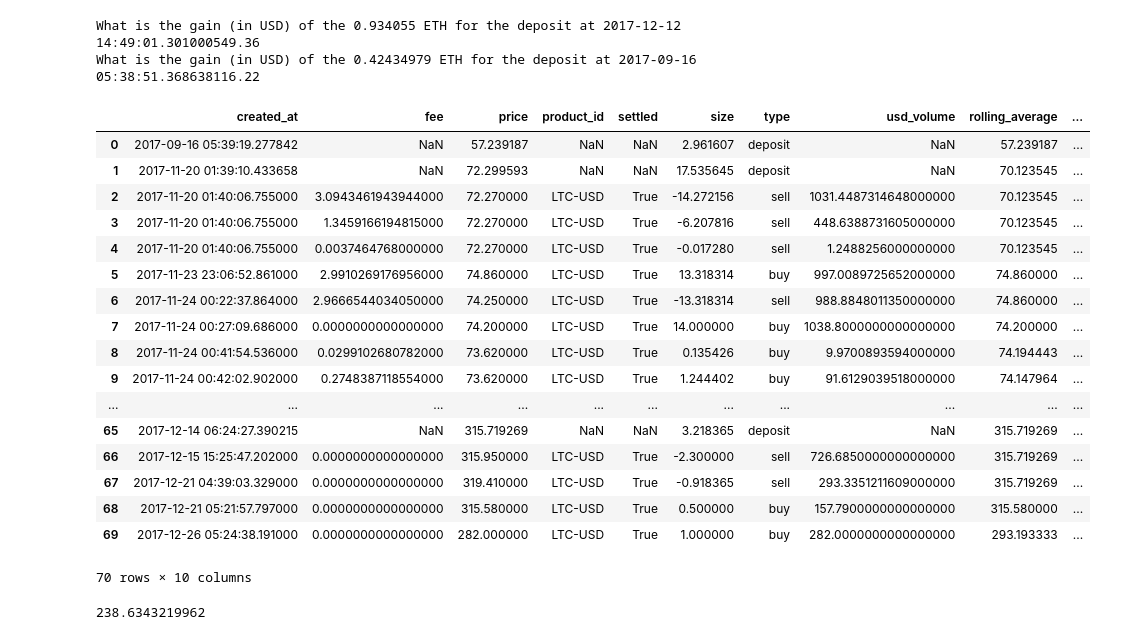
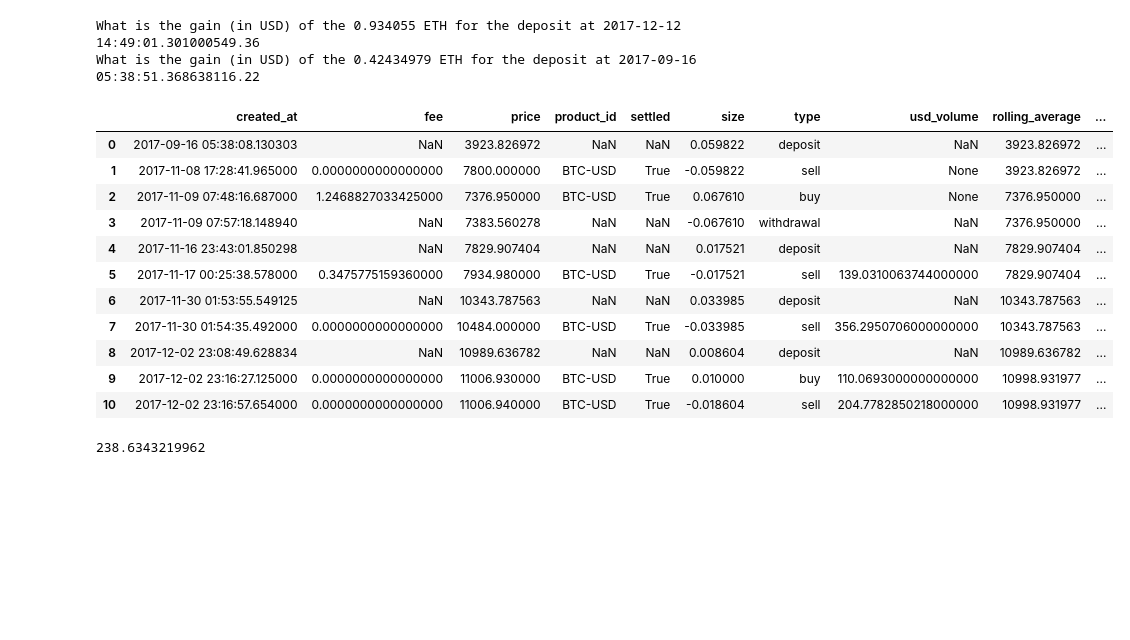
Before and after one commit to sxu1671/coin_info, a Jupyter notebook: getgains.ipynb, the cells around one changed output. Drawn from its saved outputs; the diff is of its cells as text; code cells hidden in the pictures; blank space fills up the shorter version.

```diff
--- a/getgains.ipynb
+++ b/getgains.ipynb
@@ -181,6 +173,9 @@ trades_df
 | 54 | 0.00000235 | BTC | 361269 | True | False | True | 3020785 | 0.02400000 | 0.09800000 | ... |
 | 55 | 0.00000958 | BTC | 361270 | True | False | True | 3020785 | 0.02400000 | 0.39900000 | ... |
 | 56 | 0.00069200 | XMR | 361381 | True | True | True | 3021324 | 0.02380100 | 0.69200000 | ... |
+# %%
+# TODO: automate keys creation (pull from product ticker or something)
+tables = {'BTC': None, 'ETH': None, 'LTC': None}
 # %%
 api_input = open("APIKeyGDAX.txt", "r")
 codes = api_input.readlines()
@@ -254,9 +261,9 @@ fills_df
 # %%
-def get_average_price(table):
+def get_average_price(coin, table):
     #checks
     table = table.sort_values(by='created_at').reset_index(drop=True)
     unique_coins = table['product_id'].unique()
-    unique_coins = [str(coin) for coin in unique_coins]
+    unique_coins = [str(coin_ex) for coin_ex in unique_coins]
     if 'nan' in unique_coins and len(unique_coins) != 2:
         print("More than one currency in average price check")
         return
@@ -289,5 +296,6 @@ def get_average_price(table):
             table.loc[curr_price_index, 'rolling_average'] = table['rolling_average'][curr_price_index-1]
             table.loc[curr_price_index, 'rolling_stash'] = table['rolling_stash'][curr_price_index-1] + remove_stash
         curr_price_index += 1
+    tables[coin] = table
     return table
 # %%
@@ -305,9 +328,19 @@ def create_fills_table(coin, fills):
 # %%
-def create_transfers_table(coin):
-    coin_hist = auth_client.get_account_history(profile_ids[coin])
-    coin_hist = pd.DataFrame(coin_hist[0])
+# pass in transfers of one type of coin
+# coin here is just the coin (e.g. 'ETH')
+def update_transfers_table(coin):
+    account_history = auth_client.get_account_history(profile_ids[coin])
+    combined_list = []
+    for account_page in account_history:
+        combined_list.extend(account_page)
+    coin_hist = pd.DataFrame(combined_list)
     coin_transfers = coin_hist[coin_hist['type'] == 'transfer']
     coin_transfers.loc[:, 'created_at'] = coin_transfers['created_at'].apply(lambda x: datetime.strptime(x, '%Y-%m-%dT%H:%M:%S.%fZ'))
+
+    if tables[coin] is not None:
+        old_table = tables[coin]
+        latest_date = get_latest_date(old_table)
+        coin_transfers = coin_transfers[coin_transfers['created_at'] > latest_date]
     coin_transfers.loc[:, 'transfer_id'] = coin_transfers['details'].apply(lambda x: x.get('transfer_id'))
     coin_transfers.rename(columns = {'amount': 'size'}, inplace=True)
     coin_transfers.loc[:, 'id'] = coin_transfers['id'].astype(str)
@@ -335,6 +380,7 @@ def create_transfers_table(coin):
 def append_transfers(transfers, main_table):
     transfers = transfers.loc[:, ['size', 'created_at', 'id', 'type', 'transfer_id', 'price']]
     main = pd.concat([main_table, transfers], ignore_index=True)
+    main = main.sort_values(by='created_at').reset_index(drop=True)
     return main
 # %%
 def drop_nonessential(table):
@@ -426,26 +502,20 @@ See the caveats in the documentation: http://pandas.pydata.org/pandas-docs/stabl
 What is the gain (in USD) of the 0.934055 ETH for the deposit at 2017-12-12 14:49:01.301000549.36
 What is the gain (in USD) of the 0.42434979 ETH for the deposit at 2017-09-16 05:38:51.368638116.22
 # %%
-drop_nonessential(LTC_avg)
+drop_nonessential(BTC_avg)
 # %% [output]
 |  | created_at | fee | price | product_id | settled | size | type | usd_volume | rolling_average | ... |
-| 0 | 2017-09-16 05:39:19.277842 | NaN | 57.239187 | NaN | NaN | 2.961607 | deposit | NaN | 57.239187 | ... |
-| 1 | 2017-11-20 01:39:10.433658 | NaN | 72.299593 | NaN | NaN | 17.535645 | deposit | NaN | 70.123545 | ... |
-| 2 | 2017-11-20 01:40:06.755000 | 3.0943461943944000 | 72.270000 | LTC-USD | True | -14.272156 | sell | 1031.4487314648000000 | 70.123545 | ... |
-| 3 | 2017-11-20 01:40:06.755000 | 1.3459166194815000 | 72.270000 | LTC-USD | True | -6.207816 | sell | 448.6388731605000000 | 70.123545 | ... |
-| 4 | 2017-11-20 01:40:06.755000 | 0.0037464768000000 | 72.270000 | LTC-USD | True | -0.017280 | sell | 1.2488256000000000 | 70.123545 | ... |
-| 5 | 2017-11-23 23:06:52.861000 | 2.9910269176956000 | 74.860000 | LTC-USD | True | 13.318314 | buy | 997.0089725652000000 | 74.860000 | ... |
-| 6 | 2017-11-24 00:22:37.864000 | 2.9666544034050000 | 74.250000 | LTC-USD | True | -13.318314 | sell | 988.8848011350000000 | 74.860000 | ... |
-| 7 | 2017-11-24 00:27:09.686000 | 0.0000000000000000 | 74.200000 | LTC-USD | True | 14.000000 | buy | 1038.8000000000000000 | 74.200000 | ... |
-| 8 | 2017-11-24 00:41:54.536000 | 0.0299102680782000 | 73.620000 | LTC-USD | True | 0.135426 | buy | 9.9700893594000000 | 74.194443 | ... |
-| 9 | 2017-11-24 00:42:02.902000 | 0.2748387118554000 | 73.620000 | LTC-USD | True | 1.244402 | buy | 91.6129039518000000 | 74.147964 | ... |
-| ... | ... | ... | ... | ... | ... | ... | ... | ... | ... | ... |
-| 65 | 2017-12-14 06:24:27.390215 | NaN | 315.719269 | NaN | NaN | 3.218365 | deposit | NaN | 315.719269 | ... |
-| 66 | 2017-12-15 15:25:47.202000 | 0.0000000000000000 | 315.950000 | LTC-USD | True | -2.300000 | sell | 726.6850000000000000 | 315.719269 | ... |
-| 67 | 2017-12-21 04:39:03.329000 | 0.0000000000000000 | 319.410000 | LTC-USD | True | -0.918365 | sell | 293.3351211609000000 | 315.719269 | ... |
-| 68 | 2017-12-21 05:21:57.797000 | 0.0000000000000000 | 315.580000 | LTC-USD | True | 0.500000 | buy | 157.7900000000000000 | 315.580000 | ... |
-| 69 | 2017-12-26 05:24:38.191000 | 0.0000000000000000 | 282.000000 | LTC-USD | True | 1.000000 | buy | 282.0000000000000000 | 293.193333 | ... |
+| 0 | 2017-09-16 05:38:08.130303 | NaN | 3923.826972 | NaN | NaN | 0.059822 | deposit | NaN | 3923.826972 | ... |
+| 1 | 2017-11-08 17:28:41.965000 | 0.0000000000000000 | 7800.000000 | BTC-USD | True | -0.059822 | sell | None | 3923.826972 | ... |
+| 2 | 2017-11-09 07:48:16.687000 | 1.2468827033425000 | 7376.950000 | BTC-USD | True | 0.067610 | buy | None | 7376.950000 | ... |
+| 3 | 2017-11-09 07:57:18.148940 | NaN | 7383.560278 | NaN | NaN | -0.067610 | withdrawal | NaN | 7376.950000 | ... |
+| 4 | 2017-11-16 23:43:01.850298 | NaN | 7829.907404 | NaN | NaN | 0.017521 | deposit | NaN | 7829.907404 | ... |
+| 5 | 2017-11-17 00:25:38.578000 | 0.3475775159360000 | 7934.980000 | BTC-USD | True | -0.017521 | sell | 139.0310063744000000 | 7829.907404 | ... |
+| 6 | 2017-11-30 01:53:55.549125 | NaN | 10343.787563 | NaN | NaN | 0.033985 | deposit | NaN | 10343.787563 | ... |
+| 7 | 2017-11-30 01:54:35.492000 | 0.0000000000000000 | 10484.000000 | BTC-USD | True | -0.033985 | sell | 356.2950706000000000 | 10343.787563 | ... |
+| 8 | 2017-12-02 23:08:49.628834 | NaN | 10989.636782 | NaN | NaN | 0.008604 | deposit | NaN | 10989.636782 | ... |
+| 9 | 2017-12-02 23:16:27.125000 | 0.0000000000000000 | 11006.930000 | BTC-USD | True | 0.010000 | buy | 110.0693000000000000 | 10998.931977 | ... |
+| 10 | 2017-12-02 23:16:57.654000 | 0.0000000000000000 | 11006.940000 | BTC-USD | True | -0.018604 | sell | 204.7782850218000000 | 10998.931977 | ... |
-70 rows × 10 columns
 # %%
 get_gains(BTC_avg)
 # %% [output]
```
Also changed, not shown: parts of 35 cells of this notebook.
